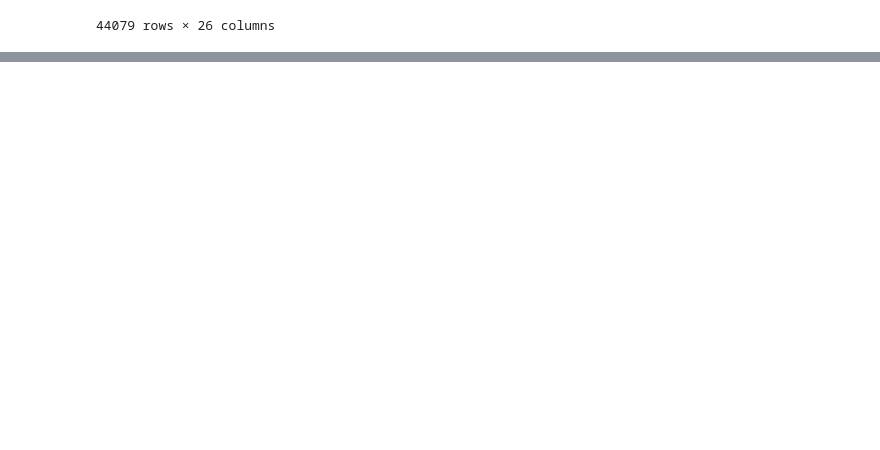
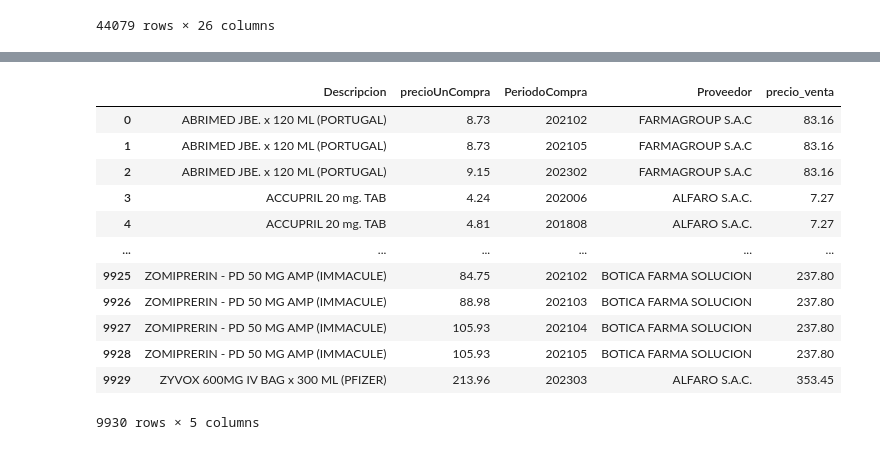
Before and after one commit to rcayraz/MedPredict, a Jupyter notebook: Data/data_prepare.ipynb, the cells around one changed output, grey strips where cells are left out. Cells and saved outputs as stored; diff of their text form; code cells hidden in the pictures; blank space fills up the shorter version.

Commit message:
add lambda process get precios vs

```diff
--- a/Data/data_prepare.ipynb
+++ b/Data/data_prepare.ipynb
@@ -151,0 +175,19 @@ final_df
+# %%
+import pandas as pd
+data_parquet=pd.read_parquet('raw_cl/precios_vs.parquet')
+# %%
+data_parquet
+# %% [output]
+|  | Descripcion | precioUnCompra | PeriodoCompra | Proveedor | precio_venta |
+| 0 | ABRIMED JBE. x 120 ML (PORTUGAL) | 8.73 | 202102 | FARMAGROUP S.A.C | 83.16 |
+| 1 | ABRIMED JBE. x 120 ML (PORTUGAL) | 8.73 | 202105 | FARMAGROUP S.A.C | 83.16 |
+| 2 | ABRIMED JBE. x 120 ML (PORTUGAL) | 9.15 | 202302 | FARMAGROUP S.A.C | 83.16 |
+| 3 | ACCUPRIL 20 mg. TAB | 4.24 | 202006 | ALFARO S.A.C. | 7.27 |
+| 4 | ACCUPRIL 20 mg. TAB | 4.81 | 201808 | ALFARO S.A.C. | 7.27 |
+| ... | ... | ... | ... | ... | ... |
+| 9925 | ZOMIPRERIN - PD 50 MG AMP (IMMACULE) | 84.75 | 202102 | BOTICA FARMA SOLUCION | 237.80 |
+| 9926 | ZOMIPRERIN - PD 50 MG AMP (IMMACULE) | 88.98 | 202103 | BOTICA FARMA SOLUCION | 237.80 |
+| 9927 | ZOMIPRERIN - PD 50 MG AMP (IMMACULE) | 105.93 | 202104 | BOTICA FARMA SOLUCION | 237.80 |
+| 9928 | ZOMIPRERIN - PD 50 MG AMP (IMMACULE) | 105.93 | 202105 | BOTICA FARMA SOLUCION | 237.80 |
+| 9929 | ZYVOX 600MG IV BAG x 300 ML (PFIZER) | 213.96 | 202303 | ALFARO S.A.C. | 353.45 |
+9930 rows × 5 columns
```
Also changed, not shown: parts of 2 cells of this notebook, 6 other files.
